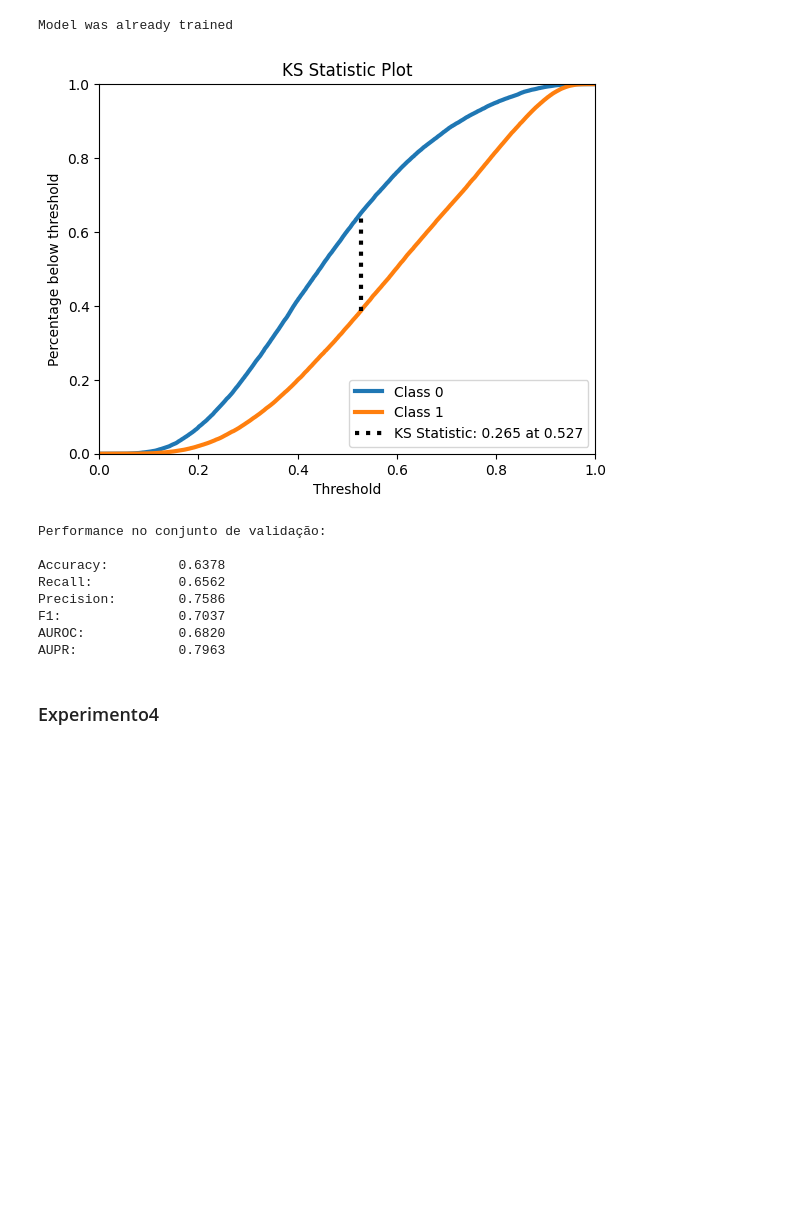
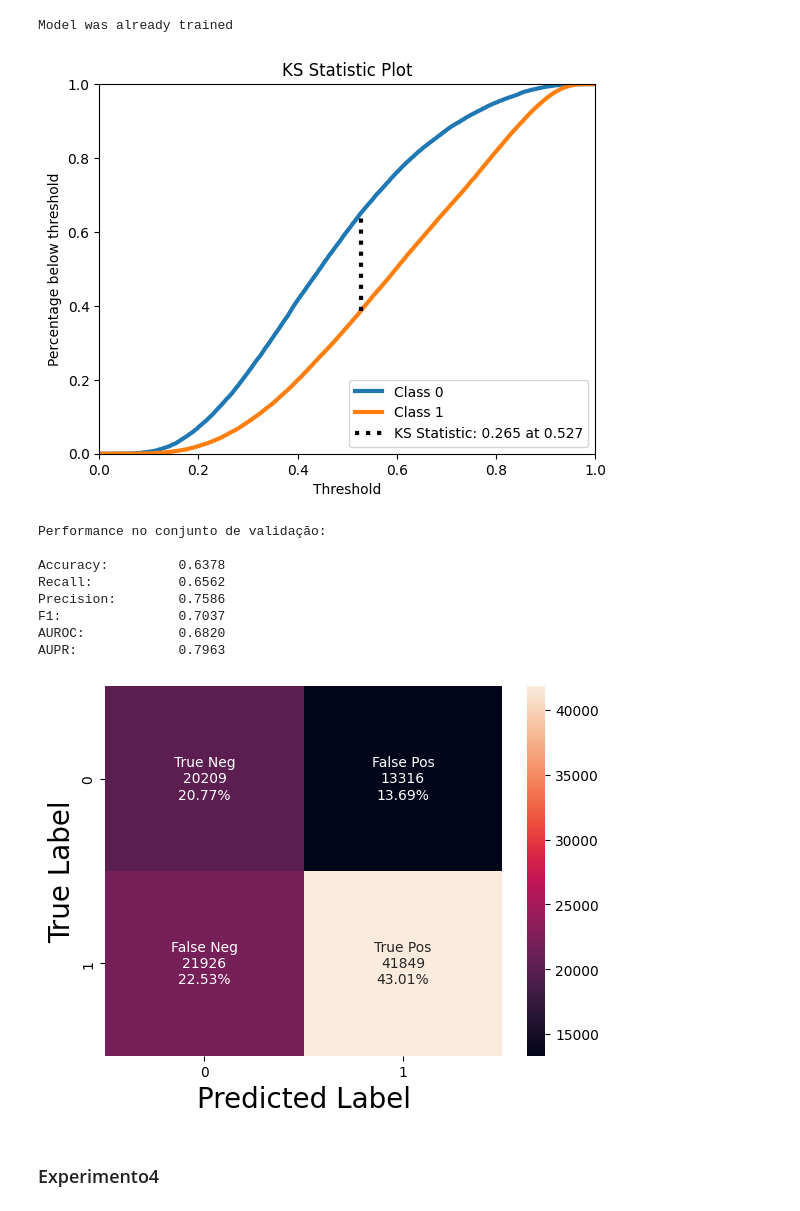
Before and after one commit to aasb2/neural-networks, a Jupyter notebook: Projeto Final.ipynb, the cells around one changed output. Cells and saved outputs as stored; diff of their text form; code cells hidden in the pictures; blank space fills up the shorter version.

```diff
--- a/Projeto Final.ipynb
+++ b/Projeto Final.ipynb
@@ -700,19 +748,21 @@ Model was already trained
 # %%
 mlp_pred_class = mlp_ens.predict(x_test)
 mlp_pred_scores = mlp_ens.predict_proba(x_test)
 accuracy, recall, precision, f1, auroc, aupr = metrics.compute_performance_metrics(y_test, mlp_pred_class, mlp_pred_scores)
 print('Performance no conjunto de validação:')
 metrics.print_metrics_summary(accuracy, recall, precision, f1, auroc, aupr)
+metrics.plot_confusion_matrix(y_test, mlp_pred_class)
 # %% [output]
 [figure]
 Performance no conjunto de validação:
 
 Accuracy:         0.6378
 Recall:           0.6562
 Precision:        0.7586
 F1:               0.7037
 AUROC:            0.6820
 AUPR:             0.7963
+[figure, added]
 # %% [markdown]
 ### Experimento4
 # %%
```
Also changed, not shown: parts of 39 cells of this notebook, 1 other file.
